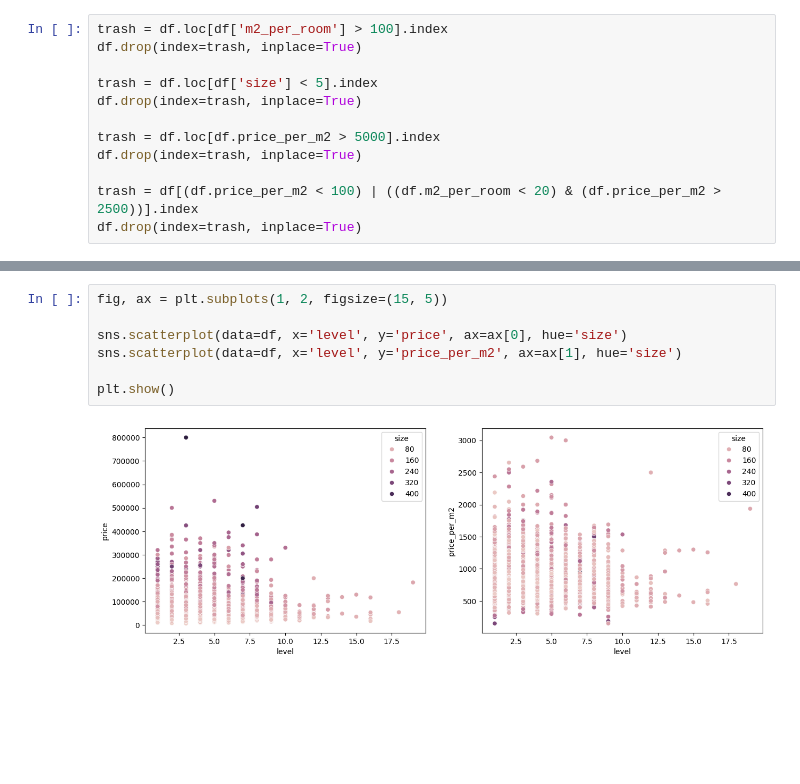
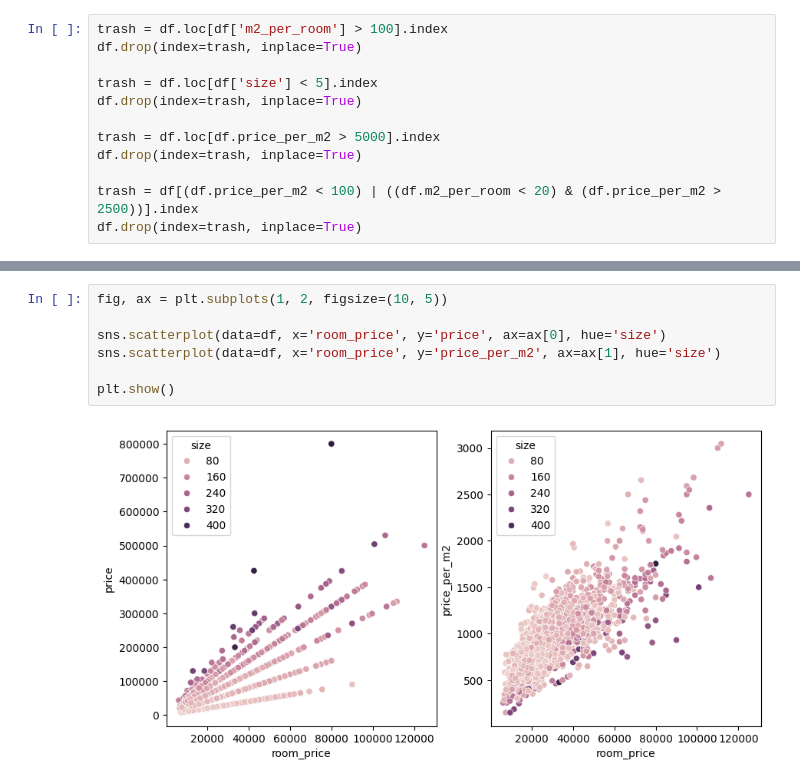
Before and after one commit to usmonaliyev99/ml-tutorials, a Jupyter notebook: 6.ml-steps/6.ipynb, the cells around one changed output, grey strips where cells are left out. Saved outputs shown, nothing was run; the diff lists cells and outputs as text; blank space fills up the shorter version.

Commit message:
refactor: preparing data for split train and test

```diff
--- a/6.ml-steps/6.ipynb
+++ b/6.ml-steps/6.ipynb
@@ -90,12 +90,12 @@ plt.show()
 # %%
-fig, ax = plt.subplots(1, 2, figsize=(15, 5))
+fig, ax = plt.subplots(1, 2, figsize=(10, 5))
 
-sns.scatterplot(data=df, x='level', y='price', ax=ax[0], hue='size')
-sns.scatterplot(data=df, x='level', y='price_per_m2', ax=ax[1], hue='size')
+sns.scatterplot(data=df, x='room_price', y='price', ax=ax[0], hue='size')
+sns.scatterplot(data=df, x='room_price', y='price_per_m2', ax=ax[1], hue='size')
 
 plt.show()
 # %% [output]
-[figure, old version]
+[figure, new version]
 # %%
 corr = df.corr()
 
```
Also changed, not shown: parts of 6 cells of this notebook.
